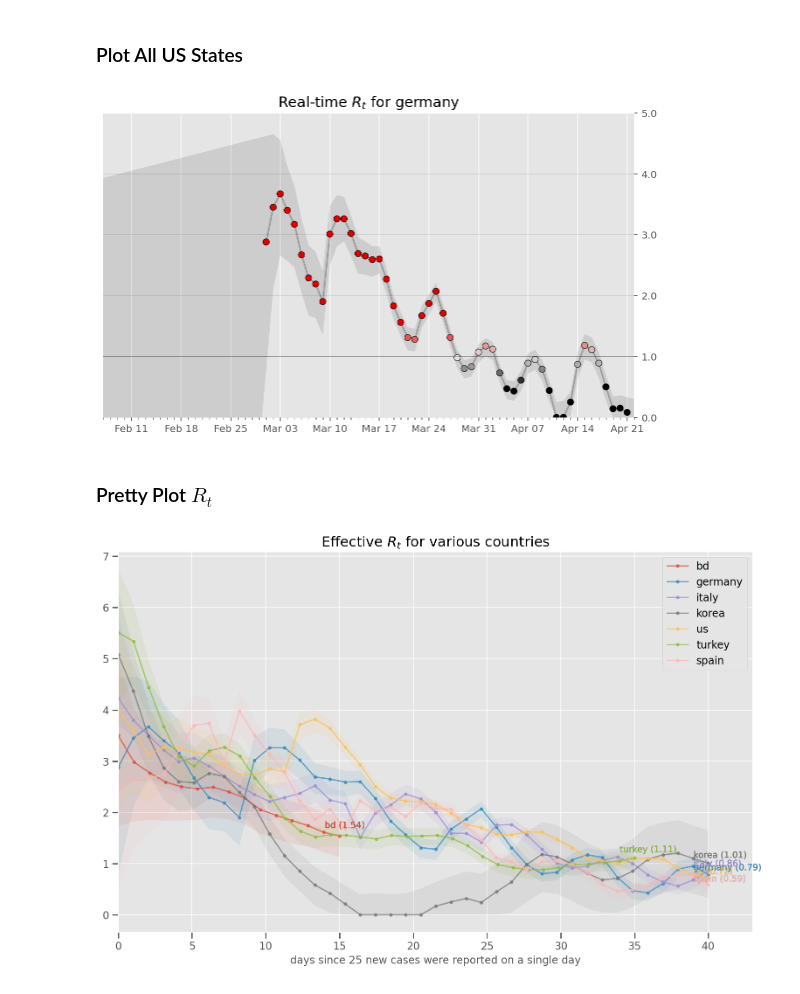
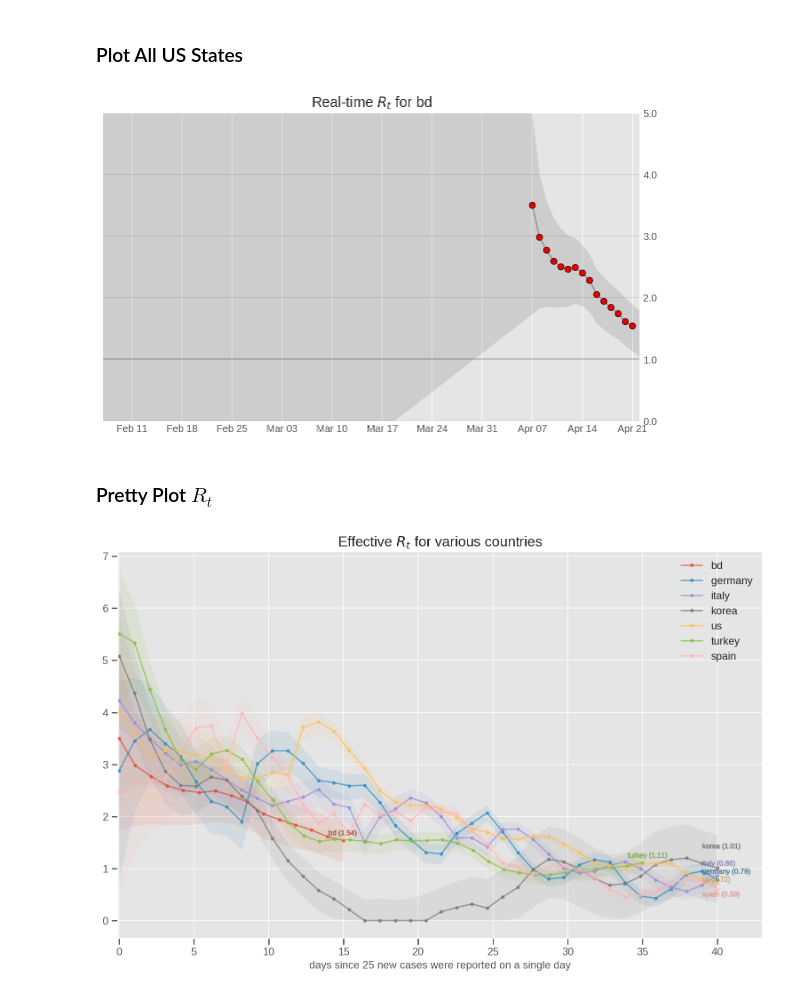
Before and after one commit to tmoon/coronavirus, a Jupyter notebook: Copy_of_Realtime_R0.ipynb, the cells around one changed output. Cells and saved outputs as stored; diff of their text form; code cells hidden in the pictures.

```diff
--- a/Copy_of_Realtime_R0.ipynb
+++ b/Copy_of_Realtime_R0.ipynb
@@ -291,8 +291,9 @@ filedir = "coronavirus/datasets"
 # filename = "italy_april_22.csv"
 # filename = "korea_april_22.csv"
 # filename = "turkey_april_22.csv"
-filename = "germany_april_22.csv"
-# filename = "bd_April_22.csv"
+# filename = "germany_april_22.csv"
+# filename = "china_mar_30.csv"
+filename = "bd_April_22.csv"
 country_name = filename[:filename.find('_')]
 start_date = '2020-02-07'
 cutoff = 25 # number of new positive cases found until we begin estimation
@@ -655,24 +656,14 @@ axes.set_title(f'Real-time $R_t$ for {country_name}')
 axes.xaxis.set_major_locator(mdates.WeekdayLocator())
 axes.xaxis.set_major_formatter(mdates.DateFormatter('%b %d'))
 # %% [output]
-[figure, old version]
+[figure, new version]
 # %%
 # Uncomment the following line if you'd like to export the data
 result.iloc[1:].to_csv(f'rt_{country_name}.csv')
 # %% [markdown]
 ### Pretty Plot $R_t$
 # %%
-import numpy as np
-import scipy as sp
-import matplotlib.pyplot as plt
-from numpy import array
-import pandas as pd
-from datetime import datetime
-import matplotlib.dates as mdates
-from pandas.plotting import register_matplotlib_converters
-register_matplotlib_converters()
 import matplotlib.patheffects as pe
-import matplotlib.pyplot as plt
 plt.style.use('ggplot')#'seaborn-darkgrid')
 country_names = ['bd', 'germany', 'italy', 'korea', 'us', 'turkey', 'spain']
 lines = []
@@ -685,36 +676,35 @@ for i, country_name in enumerate(country_names):
     x = np.linspace(0, x_len, x_len)
 
     low, high = df['Low_90'][:x_len], df['High_90'][:x_len]
     out_filename = f"rt.png"
     mean = df['ML'][:x_len]
     dates = pd.to_datetime(df['date'])
 
     line, = plt.plot(x, mean, marker='o', linestyle='solid', linewidth=1.5,
                      markersize=3, label=f'{country_name}', alpha=0.7)
     conf = plt.fill_between(x, low, high, alpha=0.1)
     last_pt = float(mean[x_len-1:x_len])
+    labelx =  last_pt+0.1 if len(mean) < xlimit else 2.2*(last_pt-0.38)
     plt.annotate(f"{country_name} ({last_pt})", xy=(x_len-1, last_pt),
-                xytext=(x_len-1, 1.1*(last_pt)), color=f"C{i}", fontsize=10,
-                path_effects=[pe.withStroke(linewidth=0.1, foreground="black")])
+                xytext=(x_len-1, labelx), color=line.get_color(), fontsize=8,
+                path_effects=[pe.withStroke(linewidth=0.3, foreground="black", alpha=0.5)])
         # facecolor=f'C{i}',alpha=0.1)# label="90% confidence bands")
     lines.append(line)
 
 plt.xticks(fontsize=12)
 plt.yticks(fontsize=12)
 plt.legend(handles=lines, fontsize=12)
 plt.title("Effective $R_t$ for various countries", fontsize=16)
 
 ax = plt.gca()
 ax.tick_params(axis='both', which='major', width=1.4, length=7, direction='out')
 ax.tick_params(axis='both', which='minor', width=1.1, length=4, direction='in')
 # ax.xaxis.set_major_locator(mdates.DayLocator(interval=4))
 # ax.xaxis.set_minor_locator(mdates.DayLocator(interval=1))
 # ax.xaxis.set_major_formatter(mdates.DateFormatter('%b %d'))
-plt.xlim(0, xlimit+3)
+plt.xlim(-0.1, xlimit+3)
 plt.xlabel(f"days since {cutoff} new cases were reported on a single day", fontsize=12)
 plt.gcf().set_size_inches(13, 8)
 plt.savefig(out_filename[:-4]+".png", dpi=200)
-
-# plt.ylim(0, 5)
 # %% [output]
-[figure, old version]
+[figure, new version]
```
Also changed, not shown: parts of 6 cells of this notebook.
